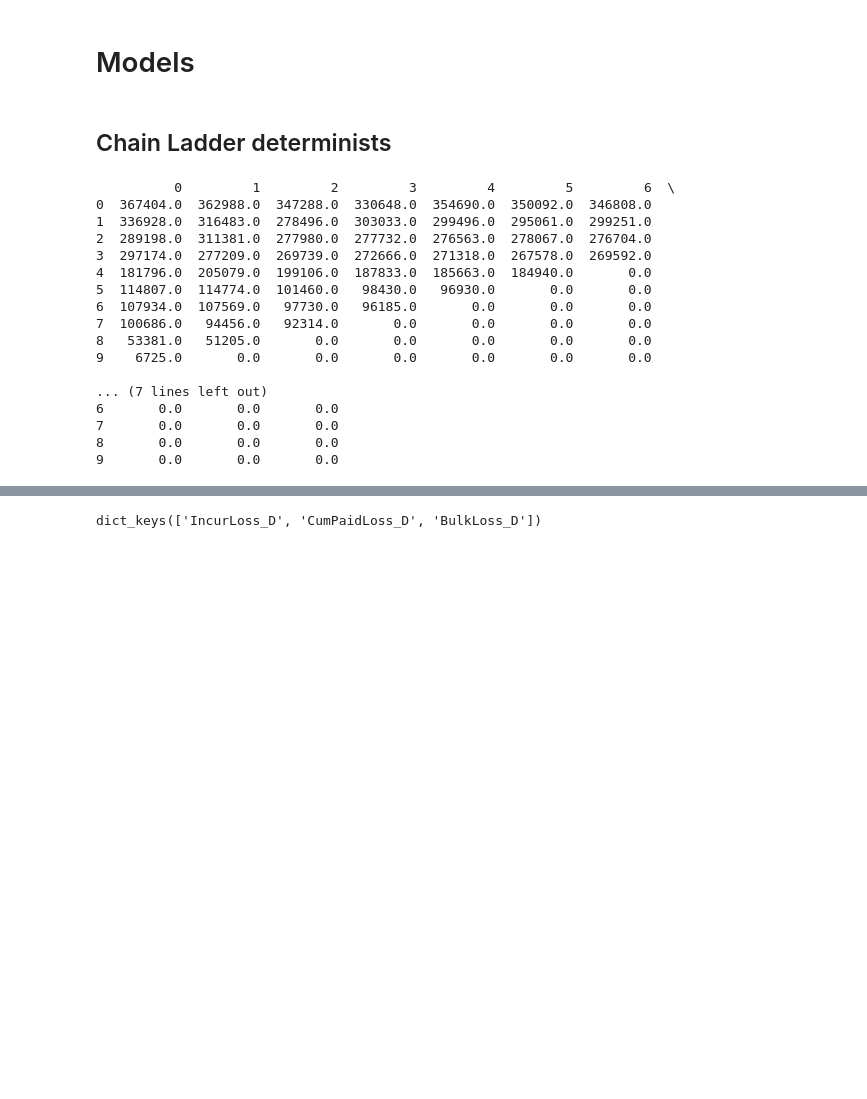
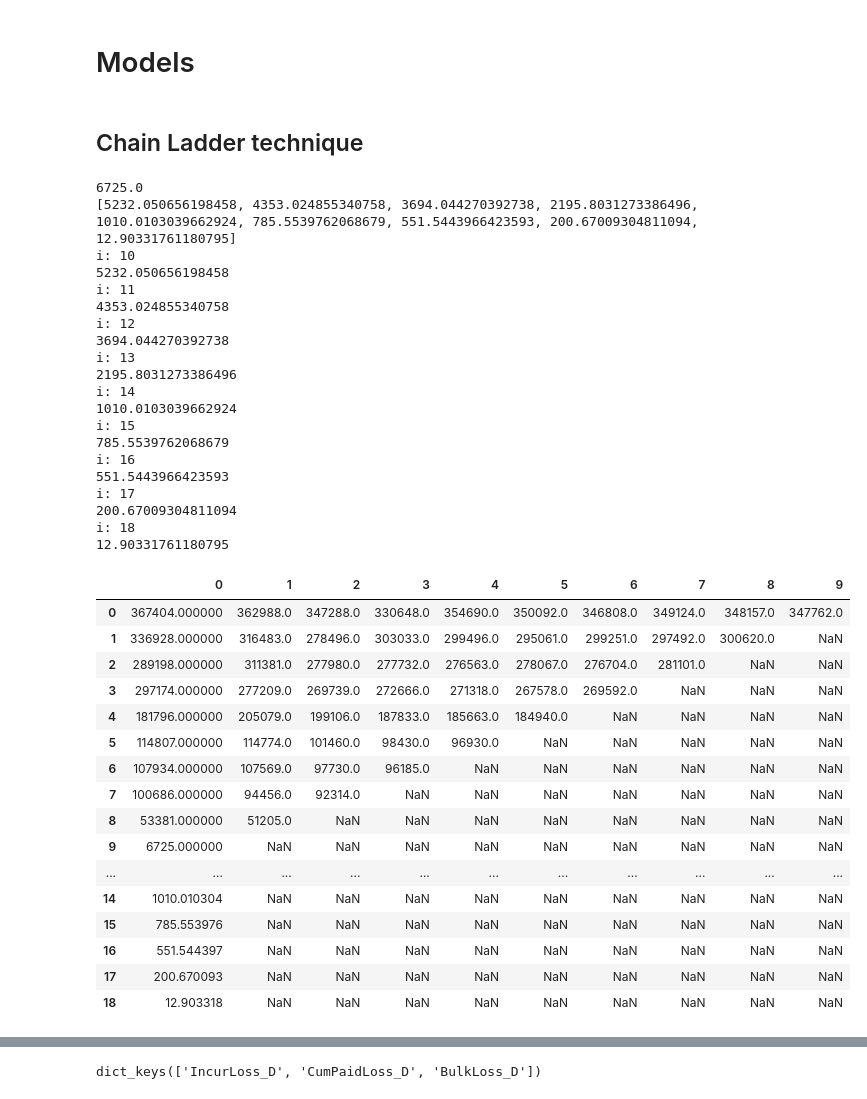
Before and after one commit to JuanLara18/Actuarial-DataMined-Provisiones, a Jupyter notebook: notebooks/Project_I.ipynb, the cells around one changed output, grey strips where cells are left out. Cells and saved outputs as stored; diff of their text form; code cells hidden in the pictures; blank space fills up the shorter version.

```diff
--- a/notebooks/Project_I.ipynb
+++ b/notebooks/Project_I.ipynb
@@ -158,55 +156,86 @@ def dataframe_to_pca(dataframes, n_components):
 # %% [markdown]
 # Models
 # %% [markdown]
-## Chain Ladder determinists
+## Chain Ladder technique
 # %%
 def chain_ladder_deterministic(data):
-    development_factors = []  # Lista de factores de desarrollo
-    cumulative_factors = []    # Lista de factores acumulados
+
+    data = data.values.tolist()
+    for i in range(1,10):
+      for j in range(i):
+        data[i].pop()
+
+    development_factors = []
+    cumulative_factors = []
 
     # Calcular los factores de desarrollo
     for i in range(1, len(data)):
-        development_factor = sum(data[i]) / sum(data[i - 1])
+        development_factor = sum(data[i])/sum(data[i - 1])
         development_factors.append(development_factor)
 
     # Calcular los factores acumulados
     cumulative_factor = 1
     for factor in development_factors:
         cumulative_factor *= factor
         cumulative_factors.append(cumulative_factor)
 
     # Proyectar reclamaciones futuras
     ultimate_claim = sum(data[0]) * cumulative_factors[-1]
     projected_claims = [ultimate_claim * factor for factor in cumulative_factors]
 
+    print(ultimate_claim)
+    print(projected_claims)
+
     # Completar el triángulo de datos con las proyecciones
     full_data = data.copy()
     for i in range(len(data), len(data) + len(projected_claims)):
+        print("i:",i)
+        print(projected_claims[i - len(data)])
         full_data.append([projected_claims[i - len(data)]])
 
     return full_data
 
 # Ejemplo de uso
 data = Triangles['IncurLoss_D'][0]
 
 full_data = chain_ladder_deterministic(data)
 
-print(full_data)
+pd.DataFrame(full_data)
 # %% [output]
-          0         1         2         3         4         5         6  \
-0  367404.0  362988.0  347288.0  330648.0  354690.0  350092.0  346808.0
-1  336928.0  316483.0  278496.0  303033.0  299496.0  295061.0  299251.0
-2  289198.0  311381.0  277980.0  277732.0  276563.0  278067.0  276704.0
-3  297174.0  277209.0  269739.0  272666.0  271318.0  267578.0  269592.0
-4  181796.0  205079.0  199106.0  187833.0  185663.0  184940.0       0.0
-5  114807.0  114774.0  101460.0   98430.0   96930.0       0.0       0.0
-6  107934.0  107569.0   97730.0   96185.0       0.0       0.0       0.0
-7  100686.0   94456.0   92314.0       0.0       0.0       0.0       0.0
-8   53381.0   51205.0       0.0       0.0       0.0       0.0       0.0
-9    6725.0       0.0       0.0       0.0       0.0       0.0       0.0
-
-... (7 lines left out)
-6       0.0       0.0       0.0
-7       0.0       0.0       0.0
-8       0.0       0.0       0.0
-9       0.0       0.0       0.0
+6725.0
+[5232.050656198458, 4353.024855340758, 3694.044270392738, 2195.8031273386496, 1010.0103039662924, 785.5539762068679, 551.5443966423593, 200.67009304811094, 12.90331761180795]
+i: 10
+5232.050656198458
+i: 11
+4353.024855340758
+i: 12
+3694.044270392738
+i: 13
+2195.8031273386496
+i: 14
+1010.0103039662924
+i: 15
+785.5539762068679
+i: 16
+551.5443966423593
+i: 17
+200.67009304811094
+i: 18
+12.90331761180795
+|  | 0 | 1 | 2 | 3 | 4 | 5 | 6 | 7 | 8 | 9 |
+| 0 | 367404.000000 | 362988.0 | 347288.0 | 330648.0 | 354690.0 | 350092.0 | 346808.0 | 349124.0 | 348157.0 | 347762.0 |
+| 1 | 336928.000000 | 316483.0 | 278496.0 | 303033.0 | 299496.0 | 295061.0 | 299251.0 | 297492.0 | 300620.0 | NaN |
+| 2 | 289198.000000 | 311381.0 | 277980.0 | 277732.0 | 276563.0 | 278067.0 | 276704.0 | 281101.0 | NaN | NaN |
+| 3 | 297174.000000 | 277209.0 | 269739.0 | 272666.0 | 271318.0 | 267578.0 | 269592.0 | NaN | NaN | NaN |
+| 4 | 181796.000000 | 205079.0 | 199106.0 | 187833.0 | 185663.0 | 184940.0 | NaN | NaN | NaN | NaN |
+| 5 | 114807.000000 | 114774.0 | 101460.0 | 98430.0 | 96930.0 | NaN | NaN | NaN | NaN | NaN |
+| 6 | 107934.000000 | 107569.0 | 97730.0 | 96185.0 | NaN | NaN | NaN | NaN | NaN | NaN |
+| 7 | 100686.000000 | 94456.0 | 92314.0 | NaN | NaN | NaN | NaN | NaN | NaN | NaN |
+| 8 | 53381.000000 | 51205.0 | NaN | NaN | NaN | NaN | NaN | NaN | NaN | NaN |
+| 9 | 6725.000000 | NaN | NaN | NaN | NaN | NaN | NaN | NaN | NaN | NaN |
+| ... | ... | ... | ... | ... | ... | ... | ... | ... | ... | ... |
+| 14 | 1010.010304 | NaN | NaN | NaN | NaN | NaN | NaN | NaN | NaN | NaN |
+| 15 | 785.553976 | NaN | NaN | NaN | NaN | NaN | NaN | NaN | NaN | NaN |
+| 16 | 551.544397 | NaN | NaN | NaN | NaN | NaN | NaN | NaN | NaN | NaN |
+| 17 | 200.670093 | NaN | NaN | NaN | NaN | NaN | NaN | NaN | NaN | NaN |
+| 18 | 12.903318 | NaN | NaN | NaN | NaN | NaN | NaN | NaN | NaN | NaN |
```
Also changed, not shown: parts of 12 cells of this notebook.
